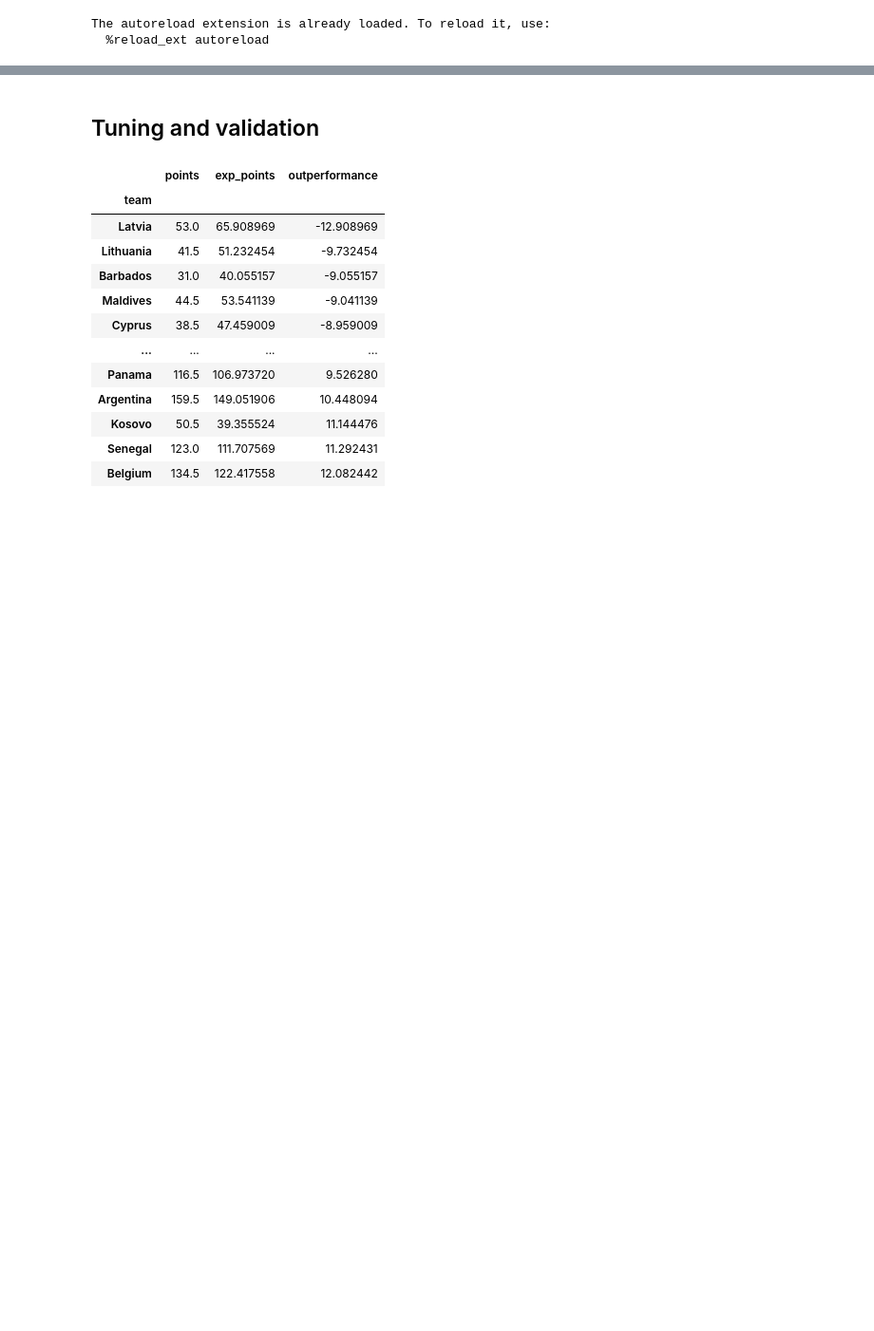
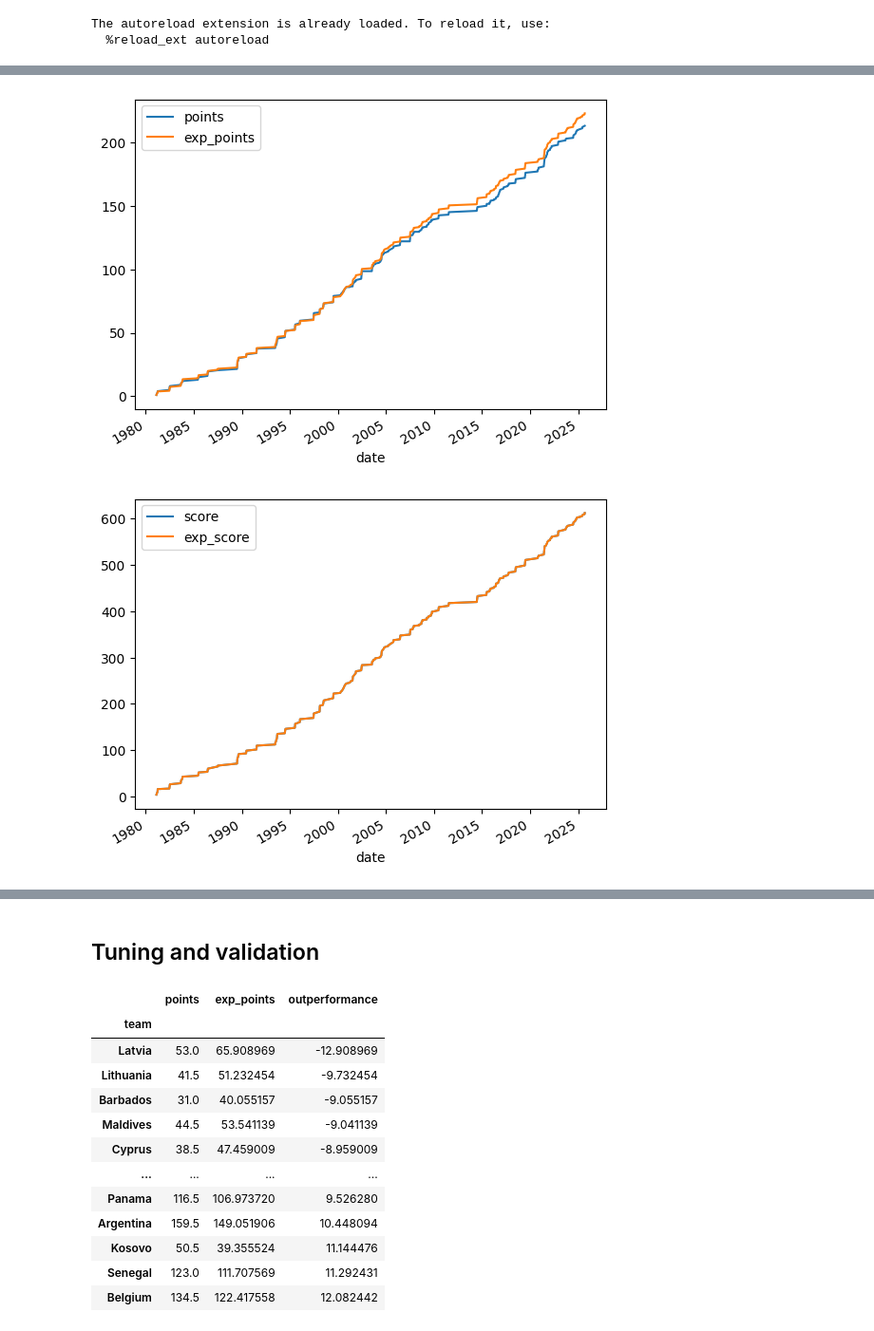
Before and after one commit to rwarneke/football_model, a Jupyter notebook: model.ipynb, the cells around one changed output, grey strips where cells are left out. Shown at 95% size. Drawn from its saved outputs; the diff is of its cells as text; code cells hidden in the pictures; blank space fills up the shorter version.

```diff
--- a/model.ipynb
+++ b/model.ipynb
@@ -64,11 +91,23 @@ def calc_loss(res, friendly_loss_weight=FRIENDLY_LOSS_WEIGHT):
 # %%
-## Train model ##
+# ## Train model ##
 
-model = Model(cross_var_ratio=0.5)
+model = Model()
 res = model.fit(results.iloc[::])
 
 R = res.query("min_games_played >= 10 and date >= '1980'")
 loss_result, loss_score = calc_loss(R)
 print(f"Loss result: {loss_result*100:6.2f}")
 print(f"Loss score:  {loss_score*100 :6.2f}")
+
+print("\n=== important ===")
+R = res.query("min_games_played >= 10 and date >= '1980' and importance_class == 2")
+loss_result, loss_score = calc_loss(R)
+print(f"Loss result: {loss_result*100:6.2f}")
+print(f"Loss score:  {loss_score*100 :6.2f}")
+
+print("\n=== important t40 ===")
+R = res.loc[res.home_team.isin(big_teams) & res.away_team.isin(big_teams)].query("min_games_played >= 10 and date >= '1980' and importance_class == 2")
+loss_result, loss_score = calc_loss(R)
+print(f"Loss result: {loss_result*100:6.2f}")
+print(f"Loss score:  {loss_score*100 :6.2f}")
 # %% [output]
@@ -87,0 +492,26 @@ champions = pd.Series([t.champion for t in T])
+# %%
+team = "Brazil"
+R = get_results(team, res=res.query("year >= 1980 and importance_class == 2")).copy()
+R["points"] = np.where(
+    R.home_team == team,
+    np.where(R.home_score > R.away_score, 1, np.where(R.home_score == R.away_score, 1/2, 0)),
+    np.where(R.home_score < R.away_score, 1, np.where(R.home_score == R.away_score, 1/2, 0))
+)
+R["exp_points"] = np.where(
+    R.home_team == team,
+    R.p_home + 1/2 * R.p_draw,
+    R.p_away + 1/2 * R.p_draw
+)
+R["score"] = np.where(R.home_team == team, R.exp_home_score, R.exp_away_score)
+R["exp_score"] = np.where(R.home_team == team, R.exp_home_score, R.exp_away_score)
+R["quality"] = np.where(
+    R.home_team == team,
+    R.home_mu_attack_pre+R.home_mu_defense_pre,
+    R.away_mu_attack_pre+R.away_mu_defense_pre
+)
+R.set_index("date")[["points", "exp_points"]].cumsum().plot(); plt.show()
+R.set_index("date")[["score", "exp_score"]].cumsum().plot(); plt.show()
+R.set_index("date")["quality"].plot(); plt.show()
+# %% [output]
+[figure, added]
+[figure, added]
```
Also changed, not shown: parts of 45 cells of this notebook, 4 other files.
